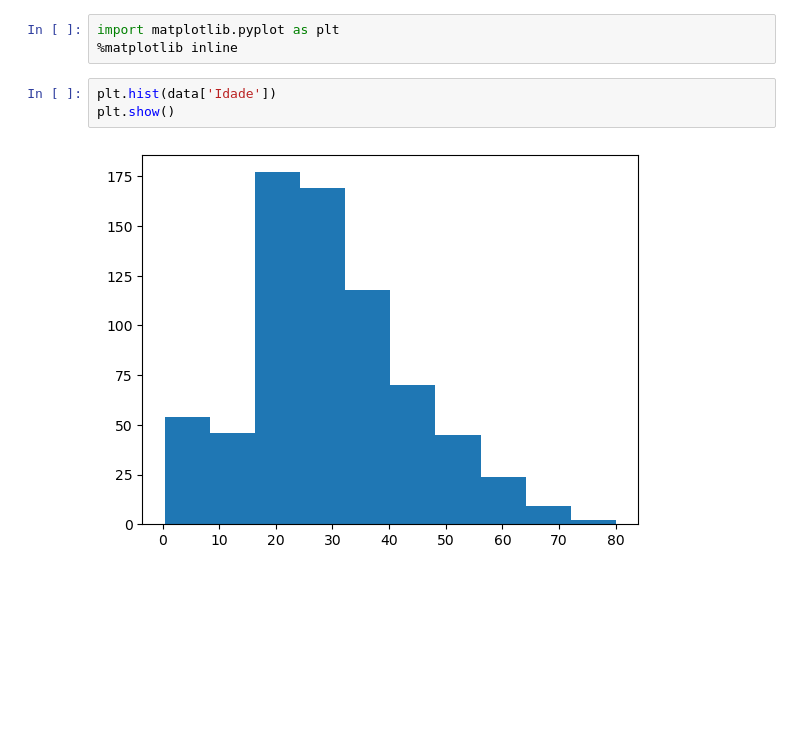
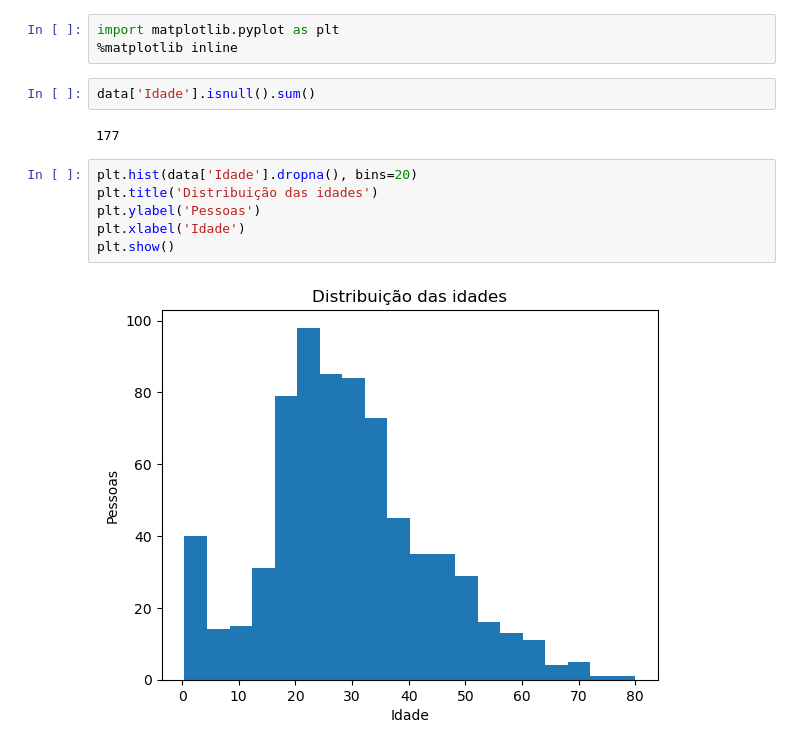
Before and after one commit to phillrog/py-machine-learning, a Jupyter notebook: notebooks/5 - visualização de dados/5 - visualização de dados.ipynb, the cells around one changed output. Drawn from its saved outputs; the diff is of its cells as text; blank space fills up the shorter version.

Commit message:
criação de histograma com Matplotlib

```diff
--- a/notebooks/5 - visualização de dados/5 - visualização de dados.ipynb
+++ b/notebooks/5 - visualização de dados/5 - visualização de dados.ipynb
@@ -55,8 +55,15 @@ data['Cabine'] = data['Cabine'].apply(lambda x: x[0] if pd.notna(x) else np.nan)
 # %%
 import matplotlib.pyplot as plt
 %matplotlib inline
+# %%
+data['Idade'].isnull().sum()
+# %% [output]
+177
 # %%
-plt.hist(data['Idade'])
+plt.hist(data['Idade'].dropna(), bins=20)
+plt.title('Distribuição das idades')
+plt.ylabel('Pessoas')
+plt.xlabel('Idade')
 plt.show()
 # %% [output]
-[figure, old version]
+[figure, new version]
```
Also changed, not shown: parts of 2 cells of this notebook.
